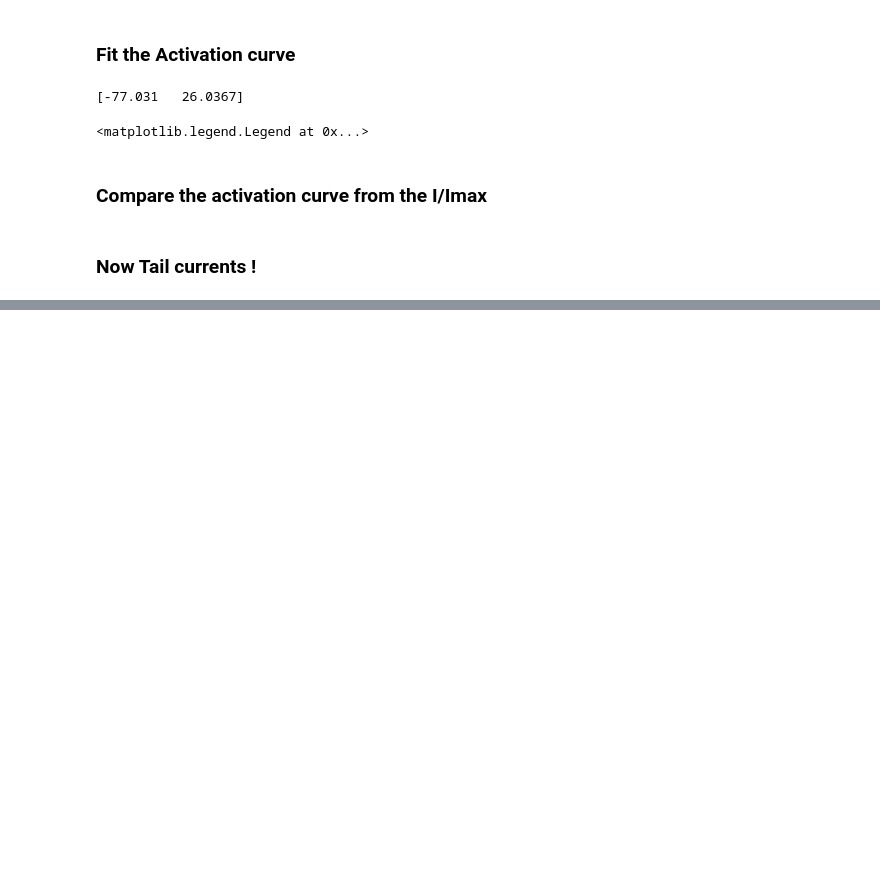
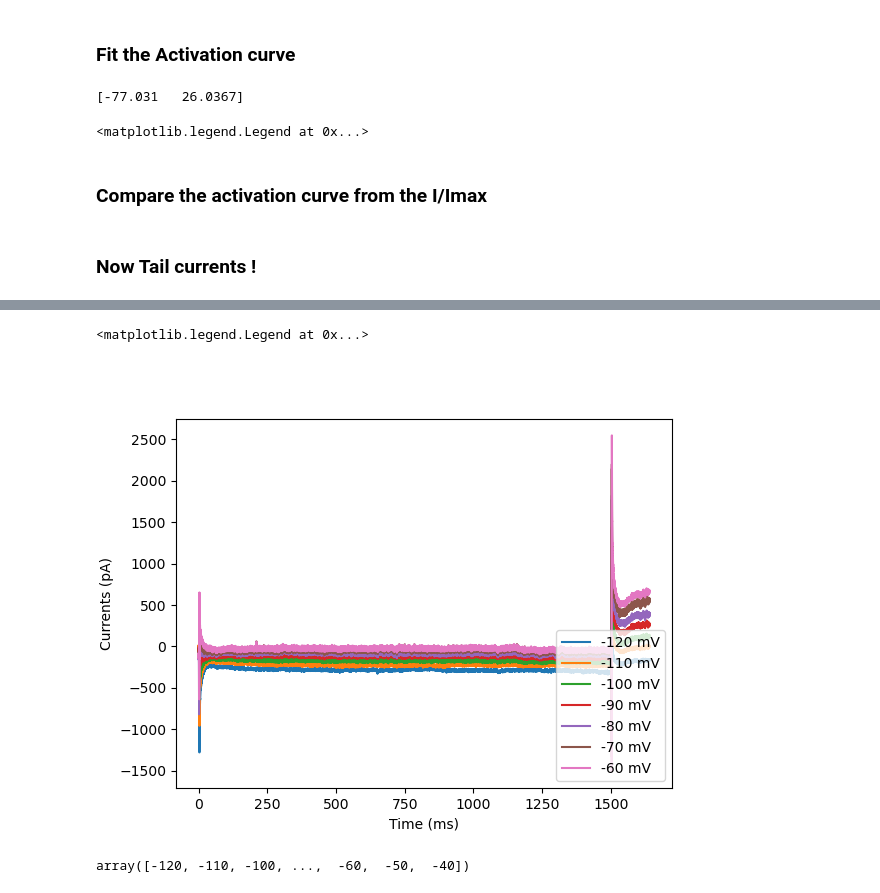
Before and after one commit to afmontarras/CSHL, a Jupyter notebook: HCN.ipynb, the cells around one changed output, grey strips where cells are left out. Saved outputs shown, nothing was run; the diff lists cells and outputs as text; code cells hidden in the pictures; blank space fills up the shorter version.

```diff
--- a/HCN.ipynb
+++ b/HCN.ipynb
@@ -224,0 +252,18 @@ plt.show()
+# %%
+step10 = currents[-1]/2
+ih_isolated = []
+for i,c in enumerate(currents):
+    ih_isolated.append(c - step10*(i+1))
+fig,ax = plt.subplots()
+for i,c in enumerate(ih_isolated):
+    ax.plot(time*1e3,c,label=f'{voltage[i]} mV')
+ax.set_ylabel('Currents (pA)')
+ax.set_xlabel('Time (ms)')
+ax.legend(loc='lower right')
+# %% [output]
+<matplotlib.legend.Legend at 0x...>
+[figure, added]
+# %%
+np.arange(-120,-39,10)
+# %% [output]
+array([-120, -110, -100, ...,  -60,  -50,  -40])
```
Also changed, not shown: parts of 4 cells of this notebook, 2 other files.
